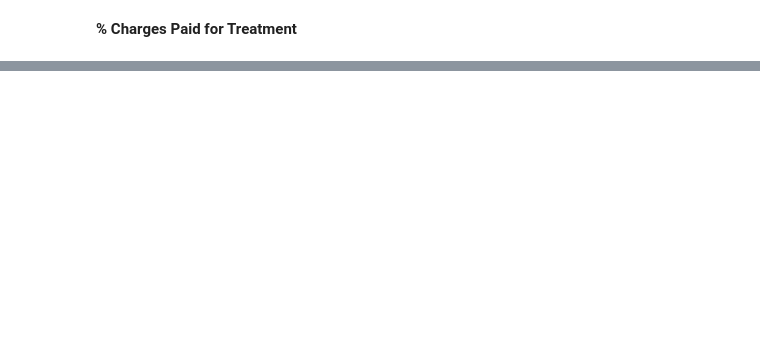
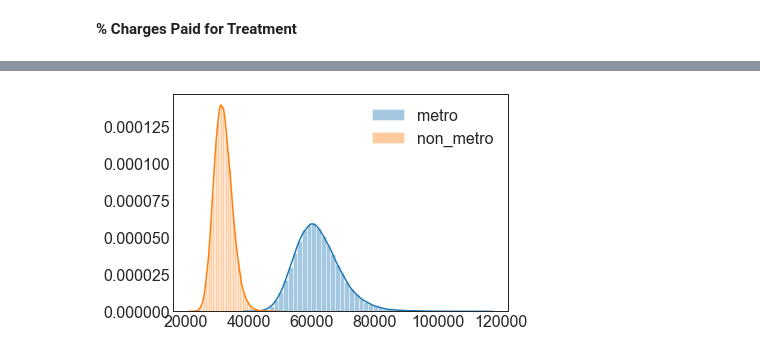
Before and after one commit to mrodzlgd/Mod3-Project-1, a Jupyter notebook: Working Notebook-MRcopy.ipynb, the cells around one changed output, grey strips where cells are left out. Cells and saved outputs as stored; diff of their text form; code cells hidden in the pictures; blank space fills up the shorter version.

```diff
--- a/Working Notebook-MRcopy.ipynb
+++ b/Working Notebook-MRcopy.ipynb
@@ -253,0 +64,4 @@ clean_data.groupby('Group').mean().sort_values('average_medicare_payments', asce
+# %%
+plot_distribution_means(cleaned_data, y_var='perc_covered', categories=['metro','non_metro'])
+# %% [output]
+[figure, added]
```
Also changed, not shown: parts of 69 cells of this notebook, 2 other files.
